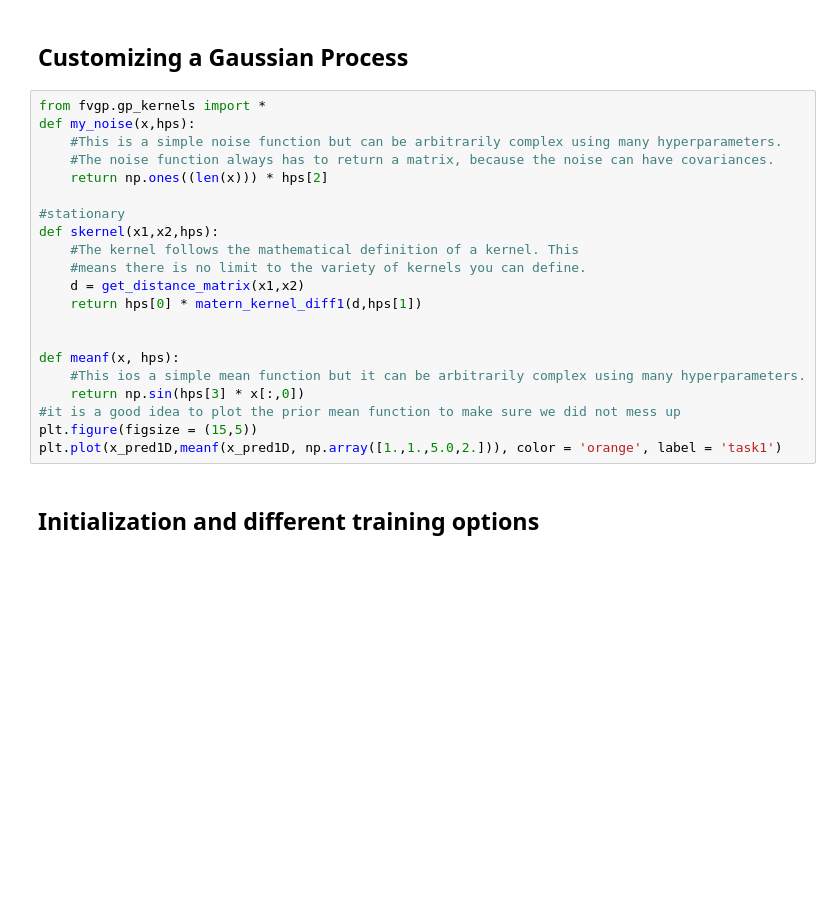
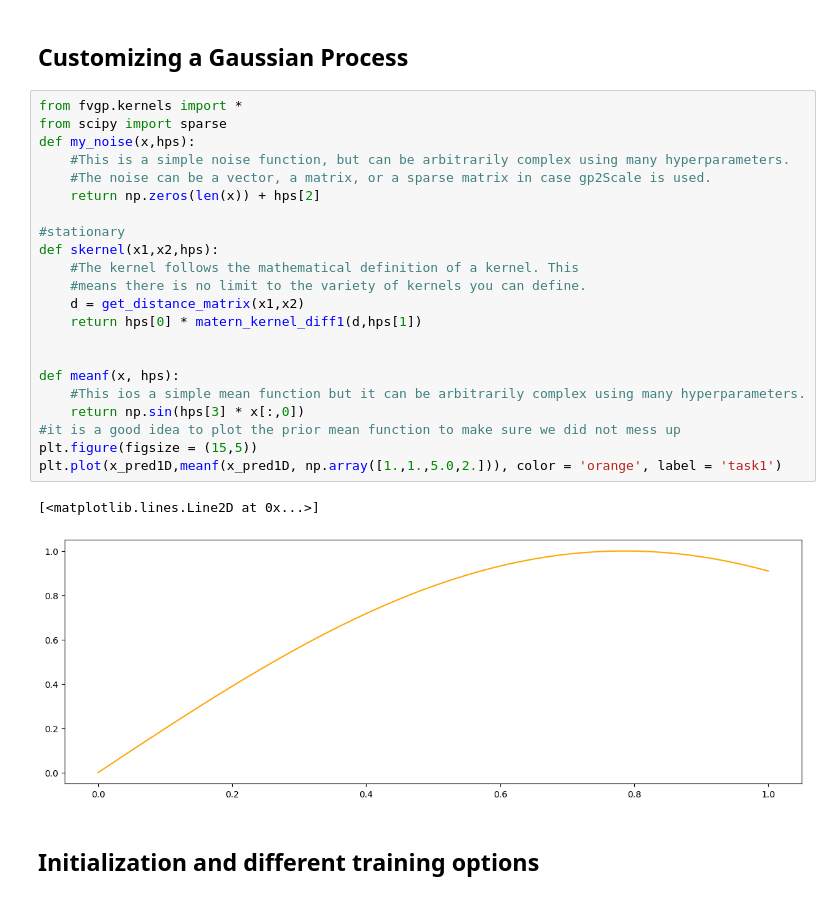
Before and after one commit to lbl-camera/fvGP, a Jupyter notebook: docs/source/examples/SingleTaskTest.ipynb, the cells around one changed output. Drawn from its saved outputs; the diff is of its cells as text; blank space fills up the shorter version.

```diff
--- a/docs/source/examples/SingleTaskTest.ipynb
+++ b/docs/source/examples/SingleTaskTest.ipynb
@@ -36,26 +39,30 @@ plt.scatter(x_data[:,0],y_data, color = 'black')
 # %% [markdown]
 ## Customizing a Gaussian Process
 # %%
-from fvgp.gp_kernels import *
+from fvgp.kernels import *
+from scipy import sparse
 def my_noise(x,hps):
-    #This is a simple noise function but can be arbitrarily complex using many hyperparameters.
-    #The noise function always has to return a matrix, because the noise can have covariances.
-    return np.ones((len(x))) * hps[2]
+    #This is a simple noise function, but can be arbitrarily complex using many hyperparameters.
+    #The noise can be a vector, a matrix, or a sparse matrix in case gp2Scale is used.
+    return np.zeros(len(x)) + hps[2]
 
 #stationary
 def skernel(x1,x2,hps):
     #The kernel follows the mathematical definition of a kernel. This
     #means there is no limit to the variety of kernels you can define.
     d = get_distance_matrix(x1,x2)
     return hps[0] * matern_kernel_diff1(d,hps[1])
 
 
 def meanf(x, hps):
     #This ios a simple mean function but it can be arbitrarily complex using many hyperparameters.
     return np.sin(hps[3] * x[:,0])
 #it is a good idea to plot the prior mean function to make sure we did not mess up
 plt.figure(figsize = (15,5))
 plt.plot(x_pred1D,meanf(x_pred1D, np.array([1.,1.,5.0,2.])), color = 'orange', label = 'task1')
+# %% [output]
+[<matplotlib.lines.Line2D at 0x...>]
+[figure, added]
 # %% [markdown]
 ## Initialization and different training options
 # %%
```
Also changed, not shown: parts of 8 cells of this notebook, 17 other files.
